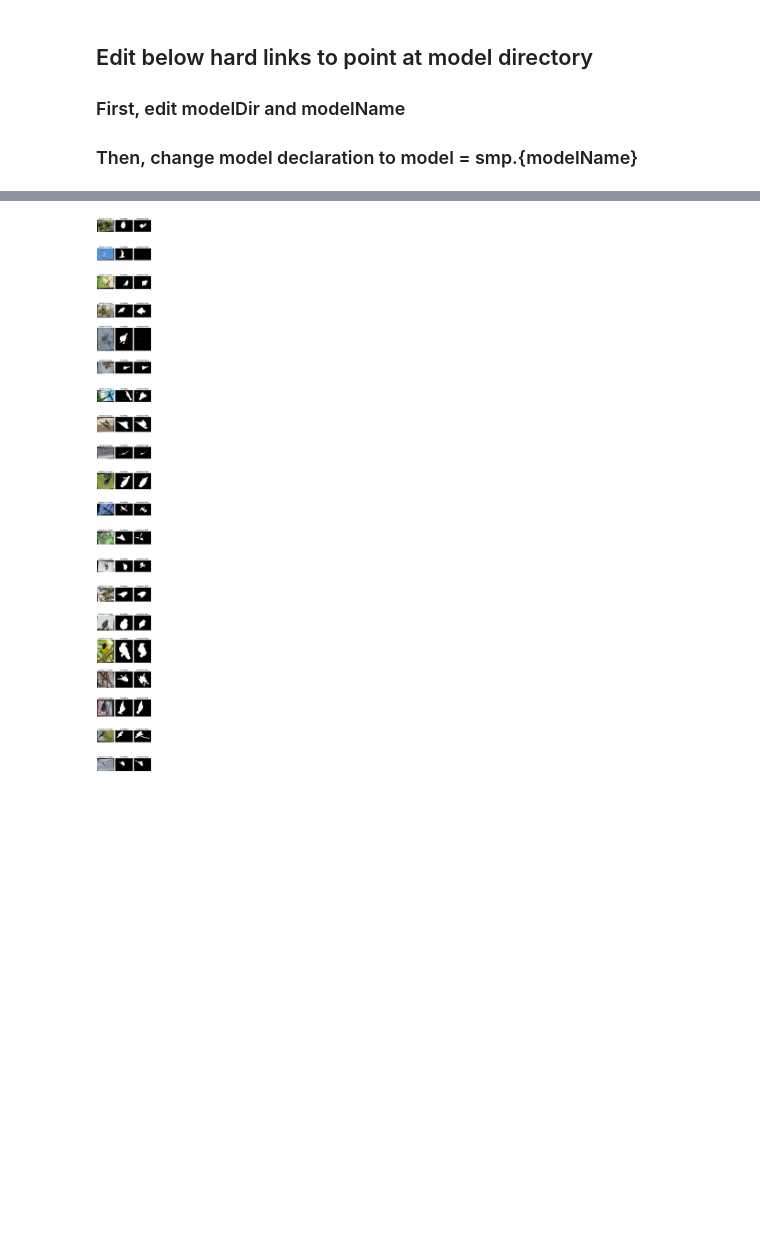
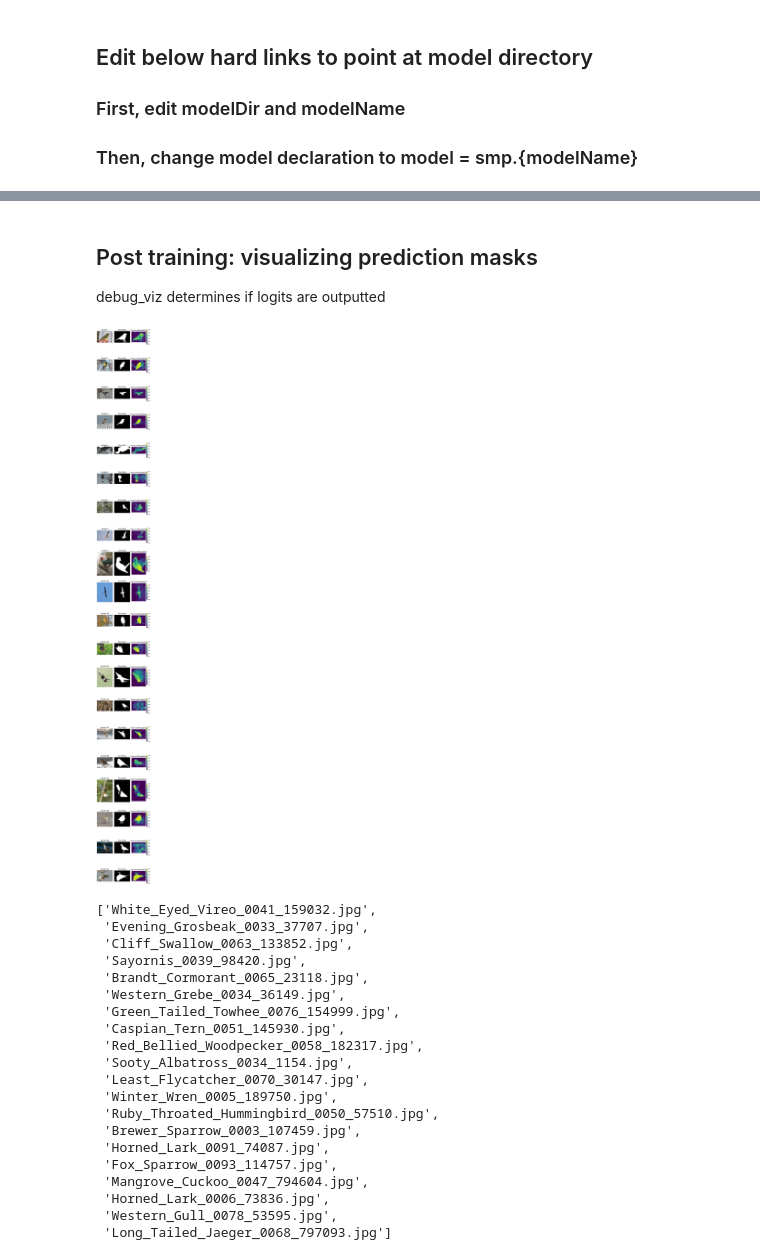
Before and after one commit to crilillo14/fusionLearning, a Jupyter notebook: fusionLearning/models/UnetPLusPlus_resnet34/model.ipynb, the cells around one changed output, grey strips where cells are left out. Drawn from its saved outputs; the diff is of its cells as text; code cells hidden in the pictures; blank space fills up the shorter version.

```diff
--- a/fusionLearning/models/UnetPLusPlus_resnet34/model.ipynb
+++ b/fusionLearning/models/UnetPLusPlus_resnet34/model.ipynb
@@ -149,7 +185,7 @@ def train(modelDir):
 
 
             images = images.contiguous().to(device)
-            masks  = masks.contiguous().to(device).squeeze(1)
+            masks  = masks.contiguous().to(device)
 
             if DEBUG_TRAIN:
                 print("mask unique values:", torch.unique(masks))
@@ -178,13 +214,13 @@ def train(modelDir):
         with torch.no_grad():
             for images, masks, _ in tqdm(validation_dataloader, desc=f"Epoch {epoch}/{MAXEPOCHS} [Val]", leave=False, ncols=80):
                 images = images.to(device)
-                masks  = masks.long().squeeze(1).to(device)
+                masks  = masks.to(device)
                 logits = model(images)
-                val_loss += lossFunc(logits, masks.long()).item()
+                val_loss += lossFunc(logits, masks).item()
 
                 # Ensure correct shape and type for ROC AUC
-                probs = torch.softmax(logits, dim=1)[:, 1].reshape(-1)
-                targets = masks.reshape(-1).float()
+                probs = torch.sigmoid(logits).reshape(-1)
+                targets = masks.reshape(-1)
                 val_auc_metric.update(probs, targets)
 
         avg_val_loss = val_loss / len(validation_dataloader)
@@ -225,7 +261,7 @@ def test(modelDir):
     with torch.no_grad():
         for image, segmentation_mask, _ in tqdm(test_dataloader, desc=f"[TEST]", leave=False, ncols=80):
             image = image.to(device)
-            segmentation_mask = segmentation_mask.long().squeeze(1).to(device)
+            segmentation_mask = segmentation_mask.to(device)
 
             logits = model(image)
             tloss += lossFunc(logits, segmentation_mask).item()
@@ -301,26 +341,33 @@ os.environ['PYTORCH_CUDA_ALLOC_CONF'] = 'expandable_segments:True'
 ### Then, change model declaration to model = smp.{modelName}
 # %%
 
+import sys
 
 # EDIT BELOW
-modelDir = "models/Unet++_resnet34/"
-modelName = "Unet++"
+modelName = f"{MODEL_NAME}_{encoder}"
+modelDir = f"models/{modelName}/"
+modified = True
 
 # Create outputs directory if it doesn't exist
 os.makedirs(modelDir + "outputs", exist_ok=True)
+
+if not modified:
+    sys.exit("TODO: Modify modelDir and modelName")
 
 if os.path.exists(modelDir + "outputs/best_model.pth"):
     print("Model already trained. To retrain, delete the 'outputs/best_model.pth' file.\n Going ahead with testing...")
 
     # Load best model -- EDIT BELOW
 
-    model = smp.UnetPlusPlus(
+    model = MODEL(
         encoder_name=encoder,
         encoder_weights=None,
         in_channels=3,
         classes=NUM_CLASSES,
     )
-    model.load_state_dict(torch.load(modelDir + f"outputs/best_model.pth"))
+    state_dict = torch.load(modelDir + f"outputs/best_model.pth", map_location=device)
+
+    model.load_state_dict(state_dict)
     model.to(device)
 
     test_metrics = test(modelDir)
@@ -362 +396,7 @@ Training and testing completed lsuccessfully.
+# %% [markdown]
+## Post training: visualizing prediction masks
+
+debug_viz determines if logits are outputted
+# %%
+debug_viz = 0
 # %%
@@ -425,12 +495,34 @@ def inference_from_paths(model, modelDir, test_dataloader, n=5):
 # %%
-model = smp.UnetPlusPlus(
+
+
+model = MODEL(
     encoder_name= encoder,
     encoder_weights=None,
     in_channels=3,
     classes=NUM_CLASSES,
 )
 
 
-inference_from_paths(model=model, modelDir="models/Unet++_resnet34/", test_dataloader=test_dataloader, n=20)
+inference_from_paths(model=model, modelDir=f"models/{MODEL_NAME}_{encoder}/", test_dataloader=test_dataloader, n=20)
 # %% [output]
-[figure, old version]
+[figure, new version]
+['White_Eyed_Vireo_0041_159032.jpg',
+ 'Evening_Grosbeak_0033_37707.jpg',
+ 'Cliff_Swallow_0063_133852.jpg',
+ 'Sayornis_0039_98420.jpg',
+ 'Brandt_Cormorant_0065_23118.jpg',
+ 'Western_Grebe_0034_36149.jpg',
+ 'Green_Tailed_Towhee_0076_154999.jpg',
+ 'Caspian_Tern_0051_145930.jpg',
+ 'Red_Bellied_Woodpecker_0058_182317.jpg',
+ 'Sooty_Albatross_0034_1154.jpg',
+ 'Least_Flycatcher_0070_30147.jpg',
+ 'Winter_Wren_0005_189750.jpg',
+ 'Ruby_Throated_Hummingbird_0050_57510.jpg',
+ 'Brewer_Sparrow_0003_107459.jpg',
+ 'Horned_Lark_0091_74087.jpg',
+ 'Fox_Sparrow_0093_114757.jpg',
+ 'Mangrove_Cuckoo_0047_794604.jpg',
+ 'Horned_Lark_0006_73836.jpg',
+ 'Western_Gull_0078_53595.jpg',
+ 'Long_Tailed_Jaeger_0068_797093.jpg']
```
Also changed, not shown: parts of 13 cells of this notebook, 37 other files.
